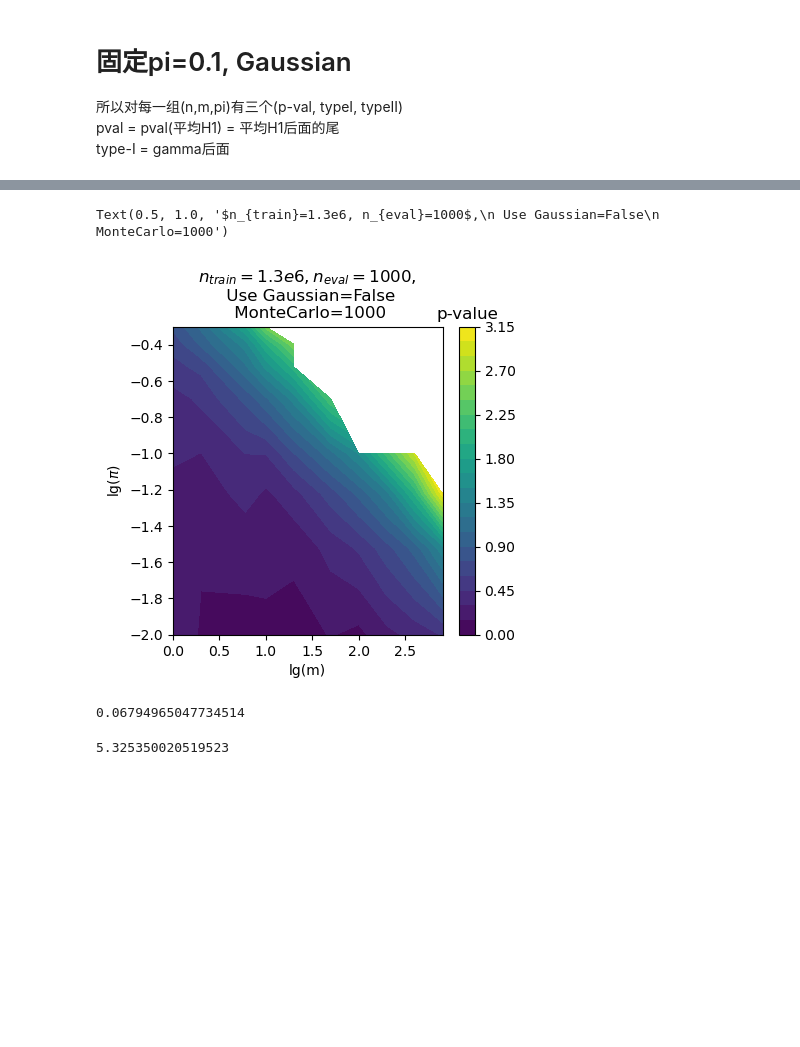
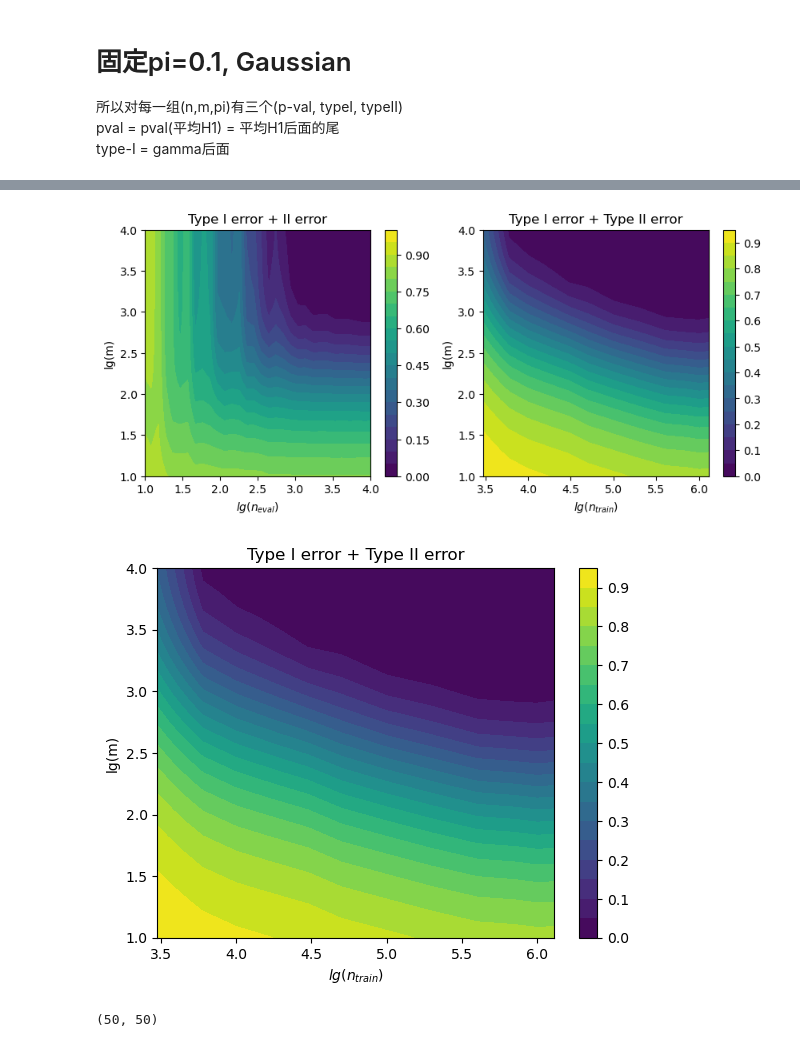
Before and after one commit to Sr-11/LFI, a Jupyter notebook: Higgs/trade_off_fix_ker.ipynb, the cells around one changed output, grey strips where cells are left out. Cells and saved outputs as stored; diff of their text form; code cells hidden in the pictures; blank space fills up the shorter version.

```diff
--- a/Higgs/trade_off_fix_ker.ipynb
+++ b/Higgs/trade_off_fix_ker.ipynb
@@ -591,23 +403,47 @@ Error:
-# %%
-plt.figure(figsize=(20,4))
-plt.subplot(1,4,1)
-plt.contourf(np.log10(m_list), np.log10(pi_list), Pval_mat.T, levels=20)
-clb = plt.colorbar()
-clb.ax.set_title('p-value')
-plt.xlabel('lg(m)')
-plt.ylabel('lg($\pi$)')
-plt.title('$n_{train}=1.3e6, n_{eval}=1000$,\n Use Gaussian='+str(Use_Gaussian)+'\n MonteCarlo='+str(MonteCarlo_in_class))
-# %% [output]
-Text(0.5, 1.0, '$n_{train}=1.3e6, n_{eval}=1000$,\n Use Gaussian=False\n MonteCarlo=1000')
-[figure, removed]
-# %%
-T_mix_MonteCarlo_list
-# %% [output]
-0.06794965047734514
-# %%
-a = 0.6
-b = 0.92
-p = scipy.stats.binom.cdf(100*a+1000*(1-b), 1100, 1-b)
-scipy.stats.norm.ppf(p)
-# %% [output]
-5.325350020519523
+# %%
+Pval_mat = np.load('Pval_mat.npy')
+n_list_P_mat = 10**np.linspace(0.5, 4.3, 50)
+m_list_P_mat = 10**np.linspace(0, 4.3, 50)
+fig = plt.figure(figsize=(10,4))
+
+n_list = 10**np.linspace(0.5, 4.3, 40)
+n_list = n_list.astype(int)
+m_list = 10**np.linspace(0.5, 4.3, 40)
+m_list = m_list.astype(int)
+Type12_mat_old = np.load('type12.npy')
+Type12_mat_medi = np.load('Type1_mat_new_new.npy') + np.load('Type2_mat_new_new.npy')
+Type12_mat_new = np.load('Type1_mat_new_new_new_new.npy') + np.load('Type2_mat_new_new_new_new.npy')
+Type12_mat_medi = np.mean(Type12_mat_medi[:,:,0:36], axis=2)
+Type12_mat_new = np.mean(Type12_mat_new[:,:,0:36], axis=2)
+Type12_mat = (Type12_mat_old + Type12_mat_medi + Type12_mat_new)/3
+plt.subplot(1,2,1)
+plt.contourf(np.log10(n_list), np.log10(m_list), Type12_mat.T, levels=20)
+plt.colorbar()
+plt.xlabel('$lg(n_{eval})$')
+plt.ylabel('lg(m)')
+plt.title('Type I error + II error')
+plt.xlim(1, 4)
+plt.ylim(1, 4)
+
+
+plt.subplot(1,2,2)
+plt.contourf(np.log10(ns), np.log10(ms), Error_m_ntr.T, levels=20)
+plt.colorbar()
+plt.xlabel('$lg(n_{train})$')
+plt.ylabel('lg(m)')
+plt.title('Type I error + Type II error')
+
+#plt.suptitle(r'Fix kernel ($n_{train}=1.3e6$), Use Gaussian Approx='+str(Use_Gaussian)+', $\pi$='+str(pi))
+fig.colorbar(im)
+plt.savefig('./paper/tradeoff_type.pdf')
+# %% [output]
+[figure, added]
+# %%
+plt.contourf(np.log10(ns), np.log10(ms), Error_m_ntr.T, levels=20)
+plt.colorbar()
+plt.xlabel('$lg(n_{train})$')
+plt.ylabel('lg(m)')
+plt.title('Type I error + Type II error')
+plt.savefig('./paper/tradeoff-m-train.pdf')
+# %% [output]
+[figure, added]
@@ -613,0 +457,4 @@ scipy.stats.norm.ppf(p)
+# %%
+Type1_mat.shape
+# %% [output]
+(50, 50)
```
Also changed, not shown: parts of 29 cells of this notebook, 58 other files.
